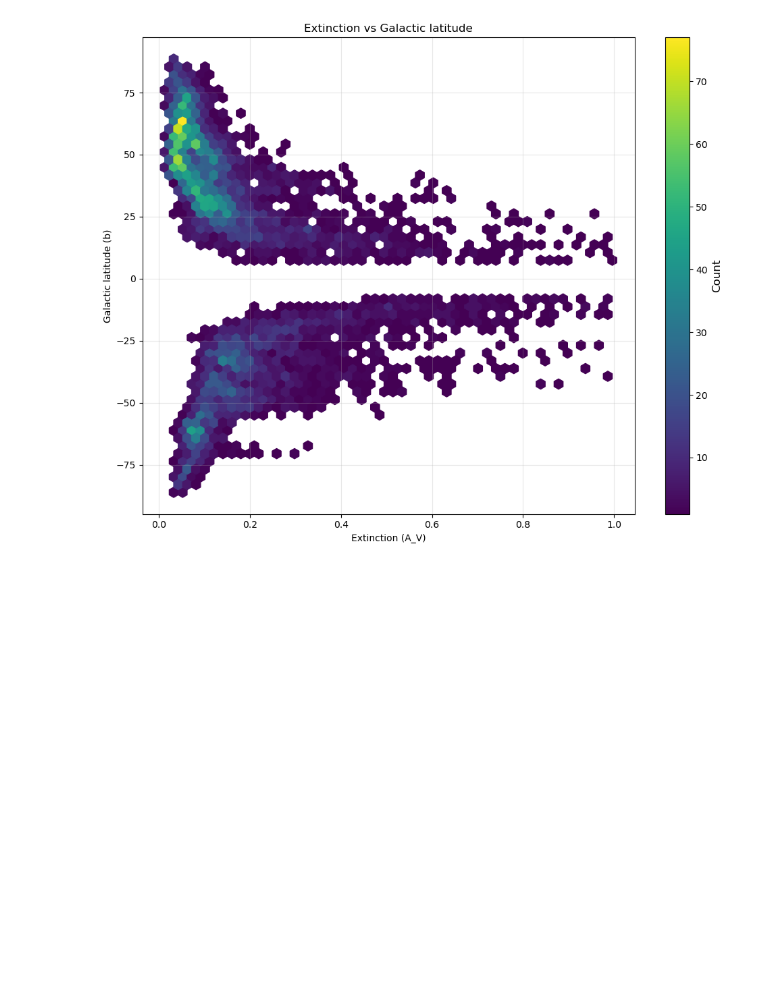
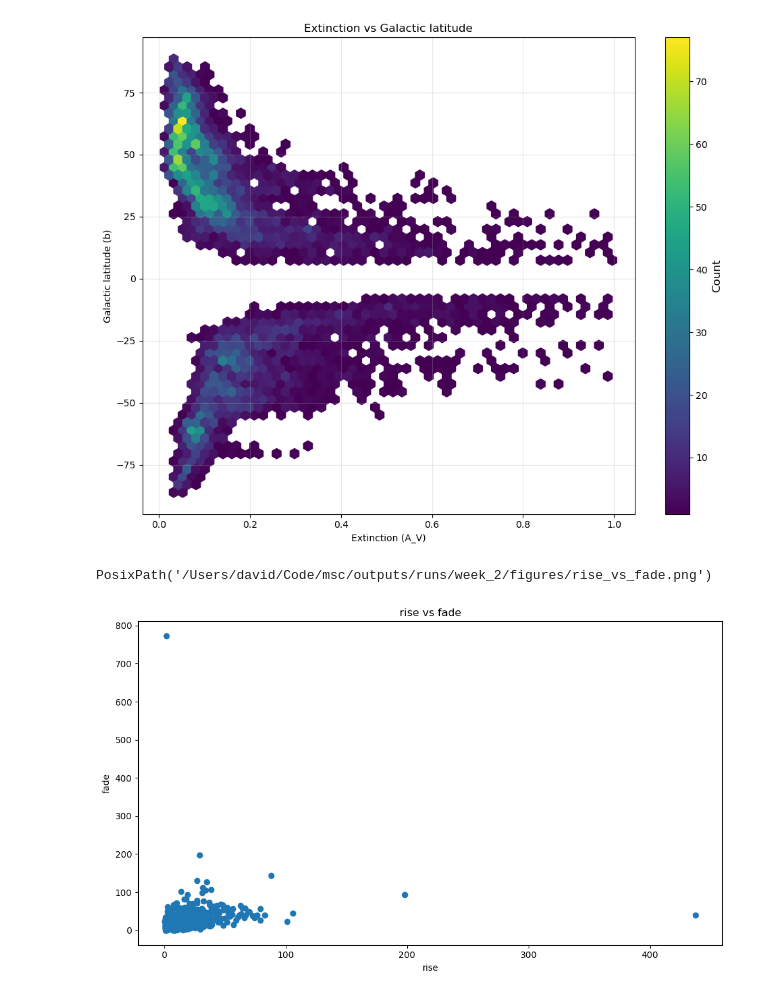
Before and after one commit to heffernan111/msc-dissertation, a Jupyter notebook: notebooks/week_2.ipynb, the cells around one changed output. Saved outputs shown, nothing was run; the diff lists cells and outputs as text; code cells hidden in the pictures; blank space fills up the shorter version.

```diff
--- a/notebooks/week_2.ipynb
+++ b/notebooks/week_2.ipynb
@@ -139,3 +171,22 @@ savefig(fig, run_dir, "extinction_vs_latitude")
 # %% [output]
 PosixPath('/Users/david/Code/msc/outputs/runs/week_2/figures/extinction_vs_latitude.png')
 [figure]
+# %%
+# Use pd.to_numeric with errors='coerce'
+df['rise'] = pd.to_numeric(df['rise'], errors='coerce')
+df['fade'] = pd.to_numeric(df['fade'], errors='coerce')
+
+# Drop rows where rise or fade is NaN
+df_plot = df.dropna(subset=['rise', 'fade'])
+
+fig, ax = plt.subplots(figsize=(10, 6))
+
+ax.scatter(df_plot['rise'], df_plot['fade'])
+ax.set_xlabel('rise')
+ax.set_ylabel('fade')
+ax.set_title('rise vs fade')
+
+savefig(fig, run_dir, "rise_vs_fade")
+# %% [output]
+PosixPath('/Users/david/Code/msc/outputs/runs/week_2/figures/rise_vs_fade.png')
+[figure, added]
```
Also changed, not shown: parts of 7 cells of this notebook.
